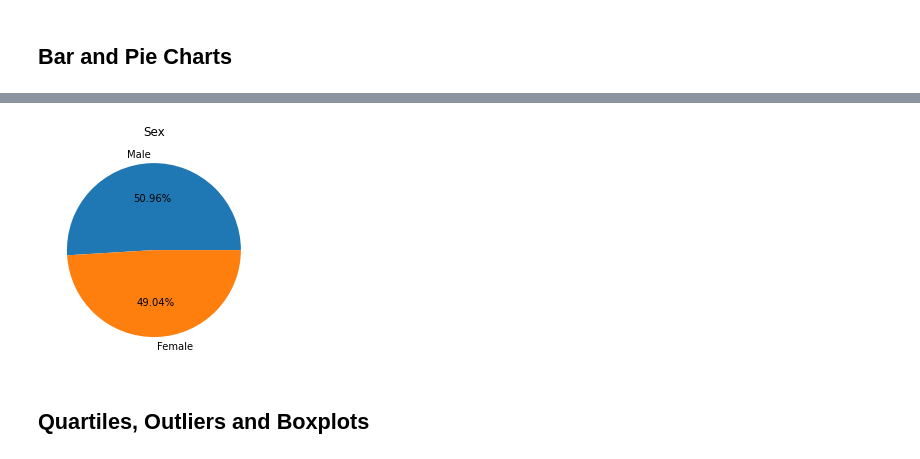
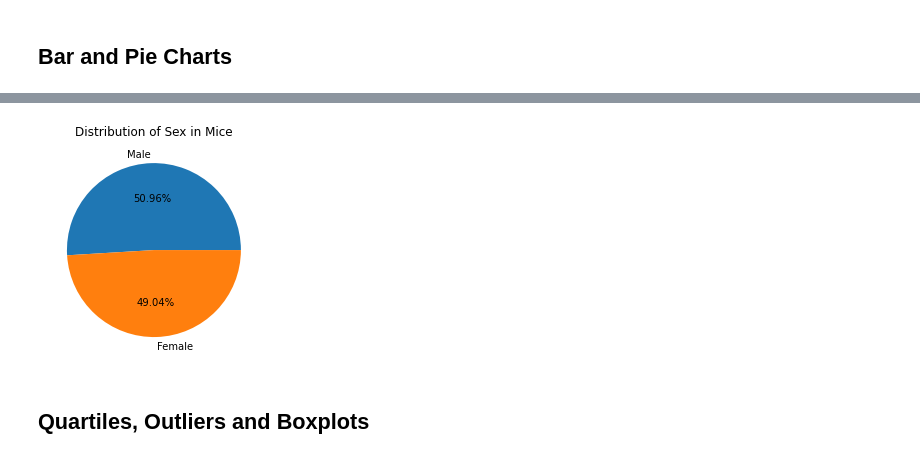
Before and after one commit to rjharris2020/Pymaceuticals_Challenge, a Jupyter notebook: Pymaceuticals/pymaceuticals_starter.ipynb, the cells around one changed output, grey strips where cells are left out. Cells and saved outputs as stored; diff of their text form; code cells hidden in the pictures.

```diff
--- a/Pymaceuticals/pymaceuticals_starter.ipynb
+++ b/Pymaceuticals/pymaceuticals_starter.ipynb
@@ -169,10 +182,10 @@ plt.show()
 # %%
 # Generate a pie plot showing the distribution of female versus male mice using pyplot
 plt.pie(counts.values, labels=counts.index.values, autopct="%1.2f%%")
-plt.title("Sex")
+plt.title("Distribution of Sex in Mice")
 plt.show()
 # %% [output]
-[figure, old version]
+[figure, new version]
 # %% [markdown]
 ## Quartiles, Outliers and Boxplots
 # %%
```
Also changed, not shown: parts of 7 cells of this notebook.
